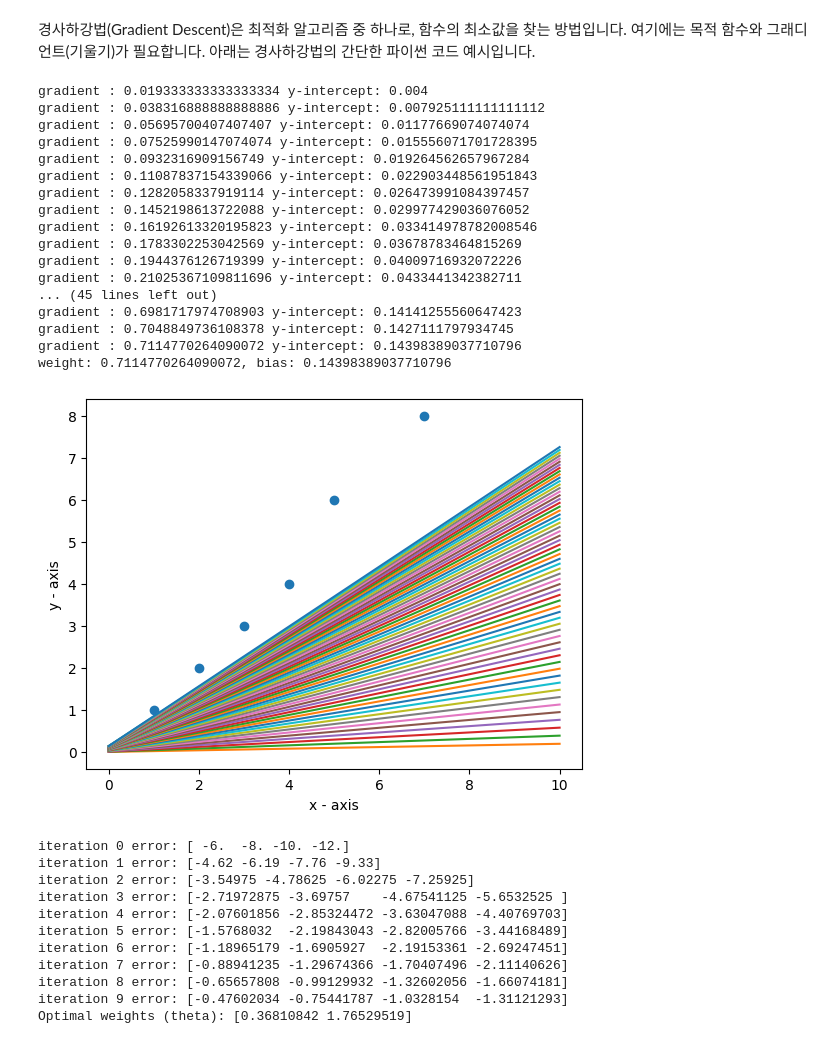
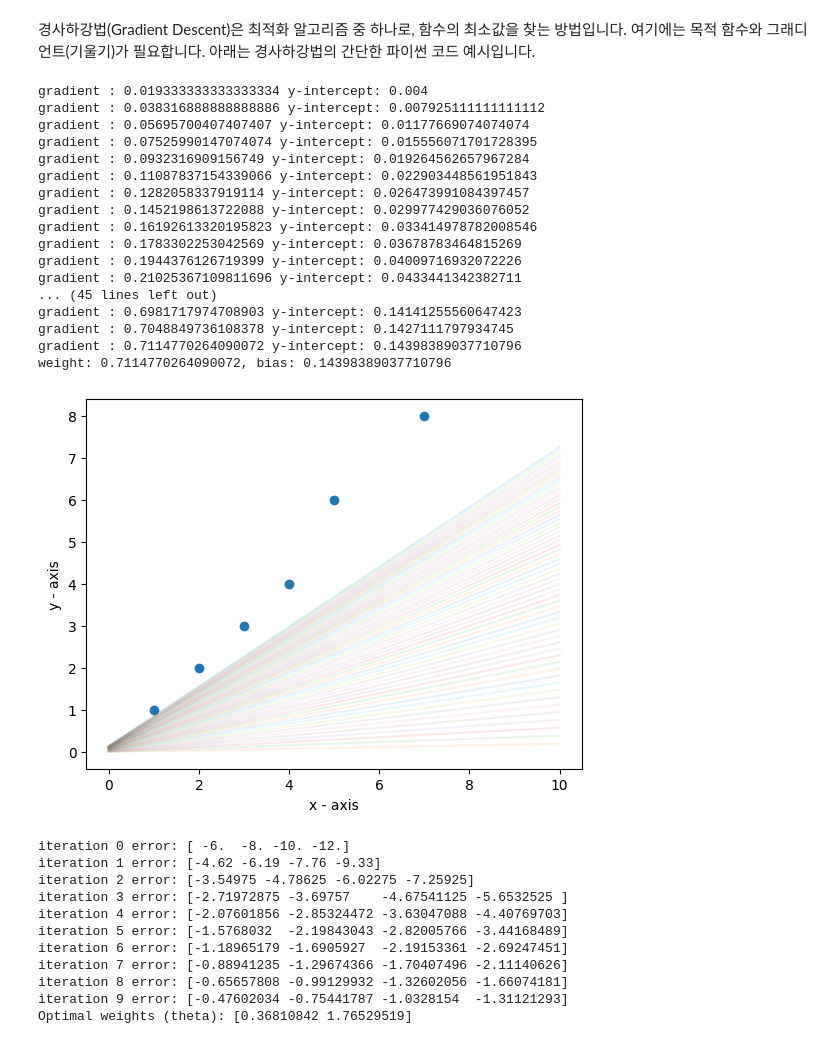
Before and after one commit to sukjin1/ed, a Jupyter notebook: gradient_descent_practice.ipynb, the cells around one changed output. Cells and saved outputs as stored; diff of their text form; code cells hidden in the pictures.

```diff
--- a/gradient_descent_practice.ipynb
+++ b/gradient_descent_practice.ipynb
@@ -28,7 +28,7 @@ display_graph(x, y)
 def line_graph (g, b):
     x = np.linspace(0, 10, 10)
     y = g * x + b
-    plt.plot(x, y)
+    plt.plot(x, y, alpha = 0.1)
 
 
 
@@ -62,34 +62,34 @@ def gradient_descent(x, y):
         w = w - learning_rate * gradient_w_sum / len(x)
         b = b - learning_rate * gradient_b_sum / len(x)
         print (f"gradient : {w} y-intercept: {b}")
         line_graph (w, b)
 
 # 최적화된 w, b
 
     return w, b
 
 w, b  = gradient_descent(x, y)
 
 print (f"weight: {w}, bias: {b}")
 # %% [output]
 gradient : 0.019333333333333334 y-intercept: 0.004
 gradient : 0.038316888888888886 y-intercept: 0.007925111111111112
 gradient : 0.05695700407407407 y-intercept: 0.01177669074074074
 gradient : 0.07525990147074074 y-intercept: 0.015556071701728395
 gradient : 0.0932316909156749 y-intercept: 0.019264562657967284
 gradient : 0.11087837154339066 y-intercept: 0.022903448561951843
 gradient : 0.1282058337919114 y-intercept: 0.026473991084397457
 gradient : 0.1452198613722088 y-intercept: 0.029977429036076052
 gradient : 0.16192613320195823 y-intercept: 0.033414978782008546
 gradient : 0.1783302253042569 y-intercept: 0.03678783464815269
 gradient : 0.1944376126719399 y-intercept: 0.04009716932072226
 gradient : 0.21025367109811696 y-intercept: 0.0433441342382711
 ... (45 lines left out)
 gradient : 0.6981717974708903 y-intercept: 0.14141255560647423
 gradient : 0.7048849736108378 y-intercept: 0.1427111797934745
 gradient : 0.7114770264090072 y-intercept: 0.14398389037710796
 weight: 0.7114770264090072, bias: 0.14398389037710796
-[figure, old version]
+[figure, new version]
 # %%
 import numpy as np
 
```
Also changed, not shown: parts of 1 cell of this notebook.
